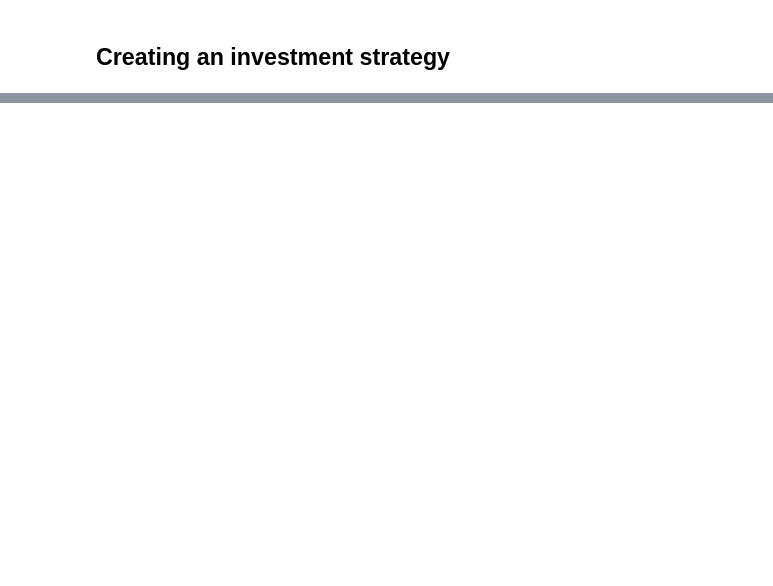
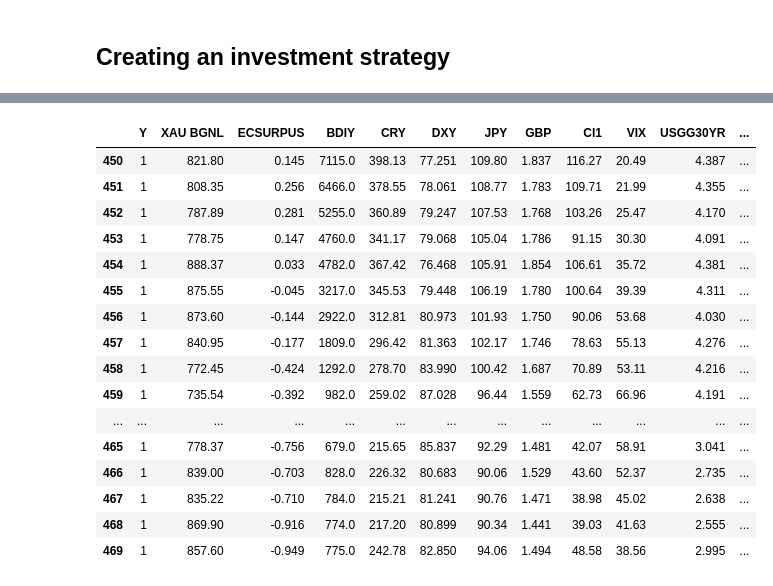
Before and after one commit to sonephyo/MarketAnomalyDetection, a Jupyter notebook: main.ipynb, the cells around one changed output, grey strips where cells are left out. Cells and saved outputs as stored; diff of their text form; code cells hidden in the pictures; blank space fills up the shorter version.

```diff
--- a/main.ipynb
+++ b/main.ipynb
@@ -205,0 +264,23 @@ Index(['XAU BGNL', 'ECSURPUS', 'BDIY', 'CRY', 'DXY', 'JPY', 'GBP', 'Cl1',
+# %%
+backTesting_df = df.copy()
+
+backTesting_df = backTesting_df.drop([i for i in range(470,len(backTesting_df))])
+backTesting_df.tail(20)
+# %% [output]
+|  | Y | XAU BGNL | ECSURPUS | BDIY | CRY | DXY | JPY | GBP | Cl1 | VIX | USGG30YR | ... |
+| 450 | 1 | 821.80 | 0.145 | 7115.0 | 398.13 | 77.251 | 109.80 | 1.837 | 116.27 | 20.49 | 4.387 | ... |
+| 451 | 1 | 808.35 | 0.256 | 6466.0 | 378.55 | 78.061 | 108.77 | 1.783 | 109.71 | 21.99 | 4.355 | ... |
+| 452 | 1 | 787.89 | 0.281 | 5255.0 | 360.89 | 79.247 | 107.53 | 1.768 | 103.26 | 25.47 | 4.170 | ... |
+| 453 | 1 | 778.75 | 0.147 | 4760.0 | 341.17 | 79.068 | 105.04 | 1.786 | 91.15 | 30.30 | 4.091 | ... |
+| 454 | 1 | 888.37 | 0.033 | 4782.0 | 367.42 | 76.468 | 105.91 | 1.854 | 106.61 | 35.72 | 4.381 | ... |
+| 455 | 1 | 875.55 | -0.045 | 3217.0 | 345.53 | 79.448 | 106.19 | 1.780 | 100.64 | 39.39 | 4.311 | ... |
+| 456 | 1 | 873.60 | -0.144 | 2922.0 | 312.81 | 80.973 | 101.93 | 1.750 | 90.06 | 53.68 | 4.030 | ... |
+| 457 | 1 | 840.95 | -0.177 | 1809.0 | 296.42 | 81.363 | 102.17 | 1.746 | 78.63 | 55.13 | 4.276 | ... |
+| 458 | 1 | 772.45 | -0.424 | 1292.0 | 278.70 | 83.990 | 100.42 | 1.687 | 70.89 | 53.11 | 4.216 | ... |
+| 459 | 1 | 735.54 | -0.392 | 982.0 | 259.02 | 87.028 | 96.44 | 1.559 | 62.73 | 66.96 | 4.191 | ... |
+| ... | ... | ... | ... | ... | ... | ... | ... | ... | ... | ... | ... | ... |
+| 465 | 1 | 778.37 | -0.756 | 679.0 | 215.65 | 85.837 | 92.29 | 1.481 | 42.07 | 58.91 | 3.041 | ... |
+| 466 | 1 | 839.00 | -0.703 | 828.0 | 226.32 | 80.683 | 90.06 | 1.529 | 43.60 | 52.37 | 2.735 | ... |
+| 467 | 1 | 835.22 | -0.710 | 784.0 | 215.21 | 81.241 | 90.76 | 1.471 | 38.98 | 45.02 | 2.638 | ... |
+| 468 | 1 | 869.90 | -0.916 | 774.0 | 217.20 | 80.899 | 90.34 | 1.441 | 39.03 | 41.63 | 2.555 | ... |
+| 469 | 1 | 857.60 | -0.949 | 775.0 | 242.78 | 82.850 | 94.06 | 1.494 | 48.58 | 38.56 | 2.995 | ... |
```
Also changed, not shown: parts of 15 cells of this notebook.
